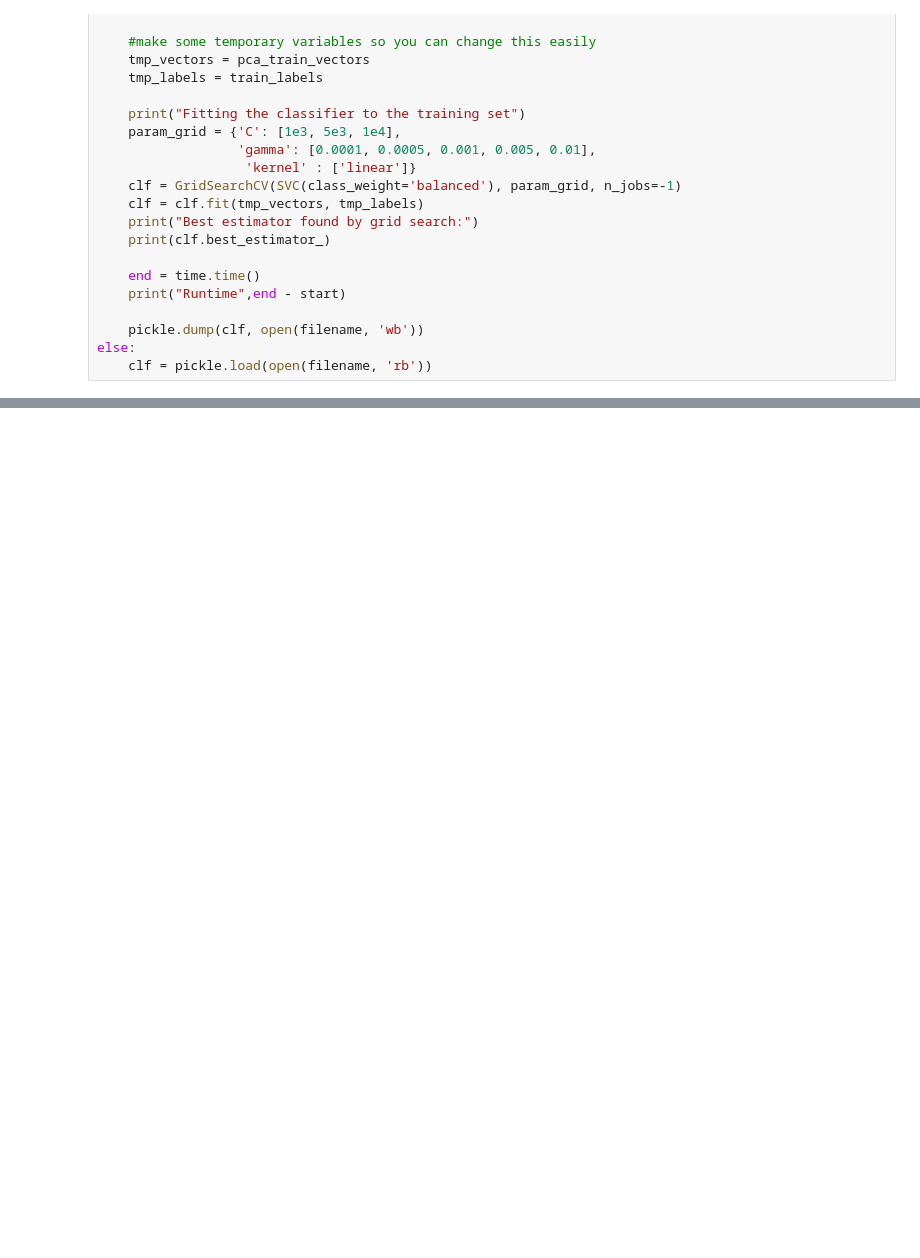
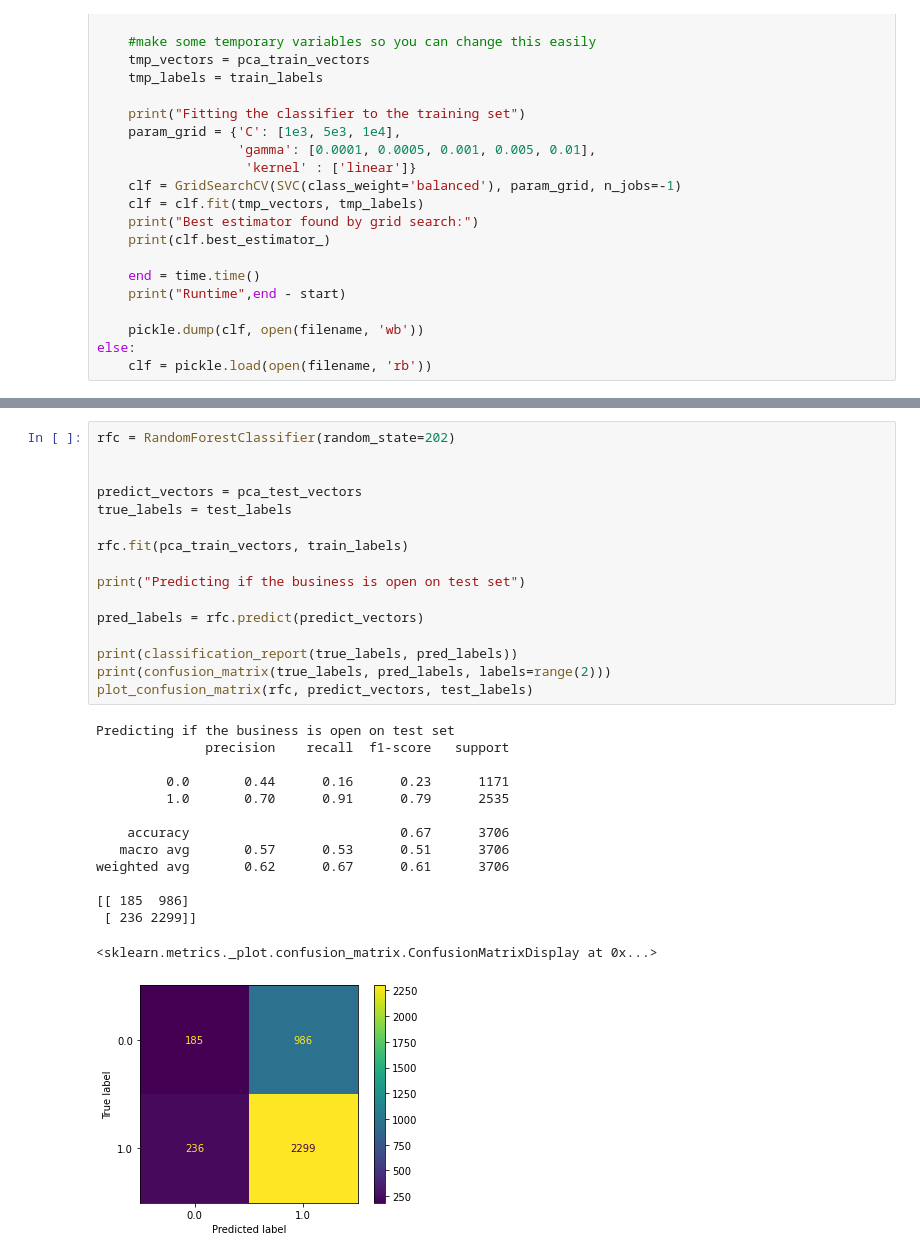
Before and after one commit to nikitparakh/CMSE_202_Final_Project, a Jupyter notebook: FinalProject.ipynb, the cells around one changed output, grey strips where cells are left out. Cells and saved outputs as stored; diff of their text form; blank space fills up the shorter version.

Commit message:
Added Random Forest Model

```diff
--- a/FinalProject.ipynb
+++ b/FinalProject.ipynb
@@ -269,0 +284,31 @@ weighted avg       0.59      0.58      0.59      3706
+# %%
+rfc = RandomForestClassifier(random_state=202)
+
+
+predict_vectors = pca_test_vectors
+true_labels = test_labels
+
+rfc.fit(pca_train_vectors, train_labels)
+
+print("Predicting if the business is open on test set")
+
+pred_labels = rfc.predict(predict_vectors)
+
+print(classification_report(true_labels, pred_labels))
+print(confusion_matrix(true_labels, pred_labels, labels=range(2)))
+plot_confusion_matrix(rfc, predict_vectors, test_labels)
+# %% [output]
+Predicting if the business is open on test set
+              precision    recall  f1-score   support
+
+         0.0       0.44      0.16      0.23      1171
+         1.0       0.70      0.91      0.79      2535
+
+    accuracy                           0.67      3706
+   macro avg       0.57      0.53      0.51      3706
+weighted avg       0.62      0.67      0.61      3706
+
+[[ 185  986]
+ [ 236 2299]]
+<sklearn.metrics._plot.confusion_matrix.ConfusionMatrixDisplay at 0x...>
+[figure, added]
```
Also changed, not shown: parts of 5 cells of this notebook.
